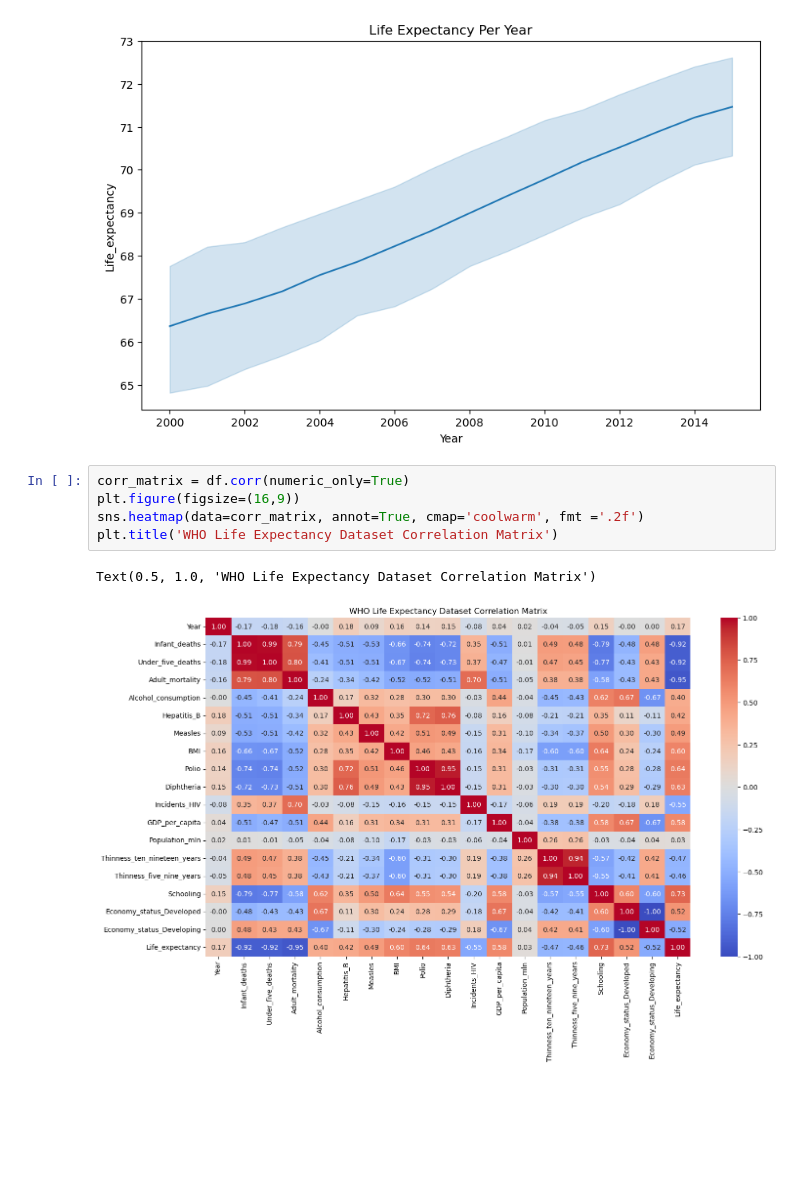
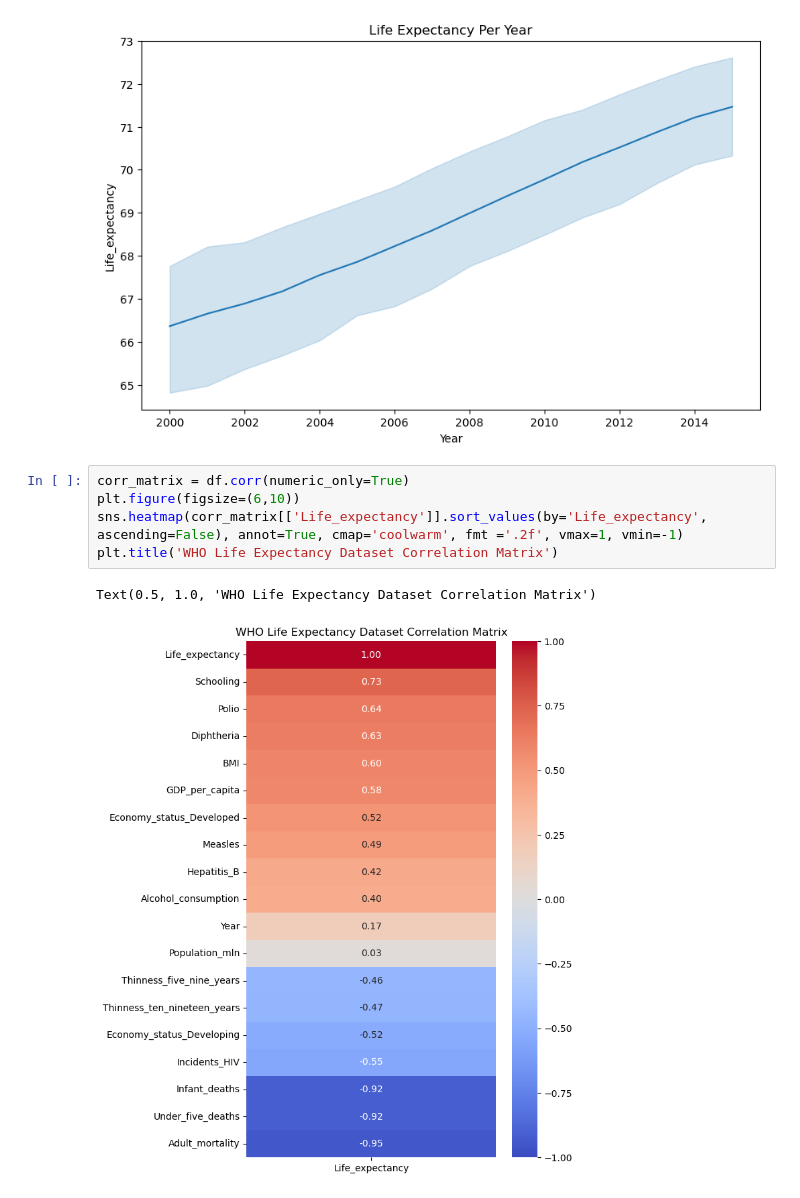
Before and after one commit to emmanuelakinmokun/ml-trailhead, a Jupyter notebook: Phase_1/analytical_sprint.ipynb, the cells around one changed output. Cells and saved outputs as stored; diff of their text form; blank space fills up the shorter version.

Commit message:
Fixed corr_matrix representation

```diff
--- a/Phase_1/analytical_sprint.ipynb
+++ b/Phase_1/analytical_sprint.ipynb
@@ -230,9 +230,9 @@ sns.lineplot(data=df, y = 'Life_expectancy', x = 'Year')
 [figure]
 # %%
 corr_matrix = df.corr(numeric_only=True)
-plt.figure(figsize=(16,9))
-sns.heatmap(data=corr_matrix, annot=True, cmap='coolwarm', fmt ='.2f')
+plt.figure(figsize=(6,10))
+sns.heatmap(corr_matrix[['Life_expectancy']].sort_values(by='Life_expectancy', ascending=False), annot=True, cmap='coolwarm', fmt ='.2f', vmax=1, vmin=-1)
 plt.title('WHO Life Expectancy Dataset Correlation Matrix')
 # %% [output]
 Text(0.5, 1.0, 'WHO Life Expectancy Dataset Correlation Matrix')
-[figure, old version]
+[figure, new version]
```
